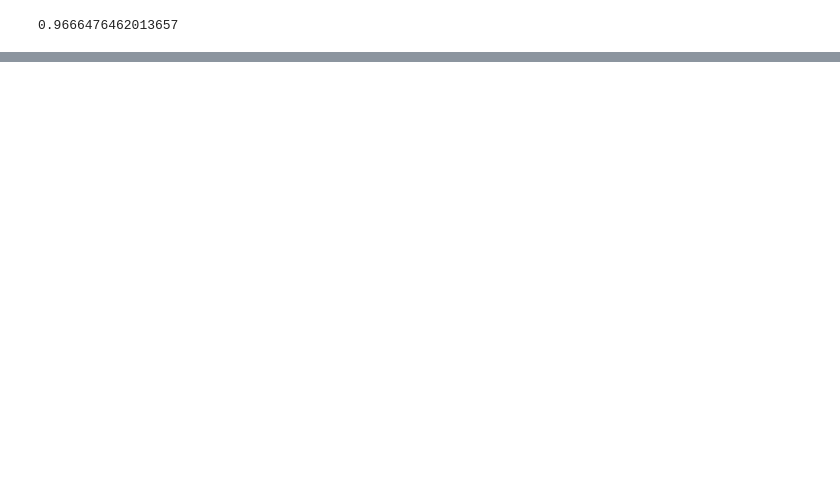
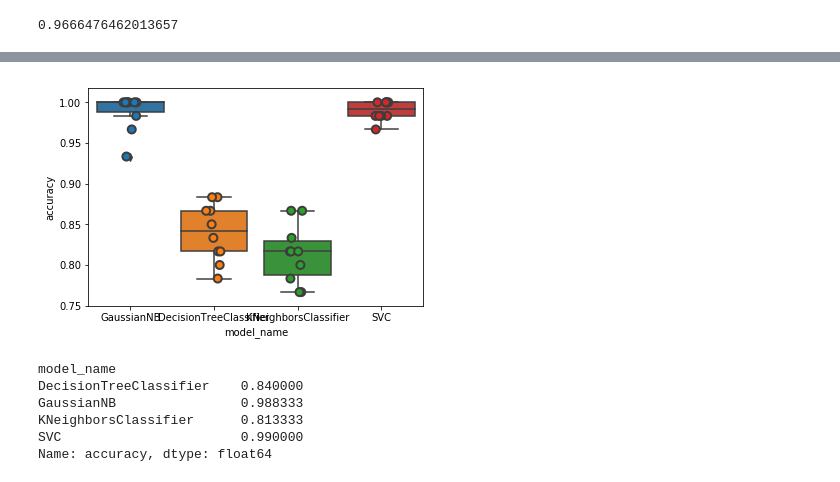
Before and after one commit to rashinagpal/NLP-Guttenberg-Classification, a Jupyter notebook: Classification.ipynb, the cells around one changed output, grey strips where cells are left out. Saved outputs shown, nothing was run; the diff lists cells and outputs as text; code cells hidden in the pictures; blank space fills up the shorter version.

```diff
--- a/Classification.ipynb
+++ b/Classification.ipynb
@@ -337,10 +358,24 @@ accuracy
 # %%
 # Classification using Decision Tree
 from sklearn.tree import DecisionTreeClassifier
-from sklearn.metrics import accuracy_score
 from sklearn import tree
 clf_dT = DecisionTreeClassifier(criterion = "gini", random_state = 100,
                                max_depth=3, min_samples_leaf=5)
 clf_dT.fit(X_train, y_train)
 y_pred = clf_dT.predict(X_test)
 accuracy_score(y_test,y_pred)*100
+accuracy = accuracy_score(y_test, y_pred)
+score_dT = cross_val_score(clf_dT, XBoW, y, cv=10)
+accuracy_dT_mean = statistics.mean(score_dT)
+f1_score_dT=f1_score(y_test, y_pred, average="macro")
+precision_score_dT= precision_score(y_test, y_pred, average="macro")
+recall_score_dT=recall_score(y_test, y_pred, average="macro")
+print(accuracy_dT_mean)
+print(f1_score_dT)
+print(precision_score_dT)
+print(recall_score_dT)
+accuracy_dT_mean =math.ceil(accuracy_dT_mean*100)/100
+f1_score_dT = math.ceil(f1_score_dT*100)/100
+precision_score_dT= math.ceil(precision_score_dT*100)/100
+recall_score_dT = math.ceil(recall_score_dT*100)/100
+confusion_matrix_dT = confusion_matrix(y_test, y_pred)
@@ -441,0 +612,35 @@ scores = cross_val_score(model, XBoW, y, cv=6)
+# %%
+#Accuracy evaluation in ten fold Cross Validation
+from sklearn.model_selection import cross_val_score
+models = [
+    GaussianNB(),
+    DecisionTreeClassifier(criterion = "gini", random_state = 100,
+                               max_depth=3, min_samples_leaf=5),
+    KNeighborsClassifier(n_neighbors=3),
+    svm.SVC(gamma='scale'),
+]
+CV = 10
+cv_df = pd.DataFrame(index=range(CV * len(models)))
+entries = []
+for model in models:
+  model_name = model.__class__.__name__
+  accuracies = cross_val_score(model, XBoW, y, scoring='accuracy', cv=CV)
+  for fold_idx, accuracy in enumerate(accuracies):
+    entries.append((model_name, fold_idx, accuracy))
+cv_df = pd.DataFrame(entries, columns=['model_name', 'fold_idx', 'accuracy'])
+import seaborn as sns
+sns.boxplot(x='model_name', y='accuracy', data=cv_df)
+sns.stripplot(x='model_name', y='accuracy', data=cv_df,
+              size=8, jitter=True, edgecolor="gray", linewidth=2)
+plt.show()
+# %% [output]
+[figure, added]
+# %%
+cv_df.groupby('model_name').accuracy.mean()
+# %% [output]
+model_name
+DecisionTreeClassifier    0.840000
+GaussianNB                0.988333
+KNeighborsClassifier      0.813333
+SVC                       0.990000
+Name: accuracy, dtype: float64
```
Also changed, not shown: parts of 37 cells of this notebook.
